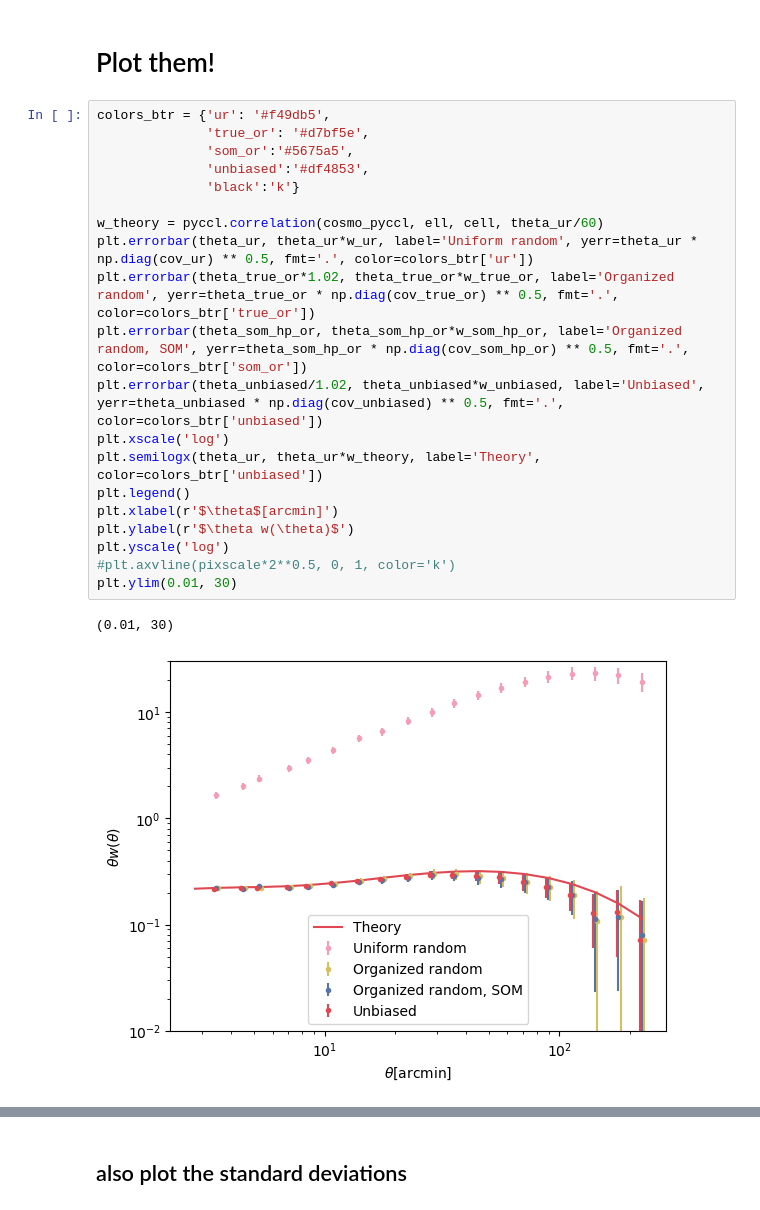
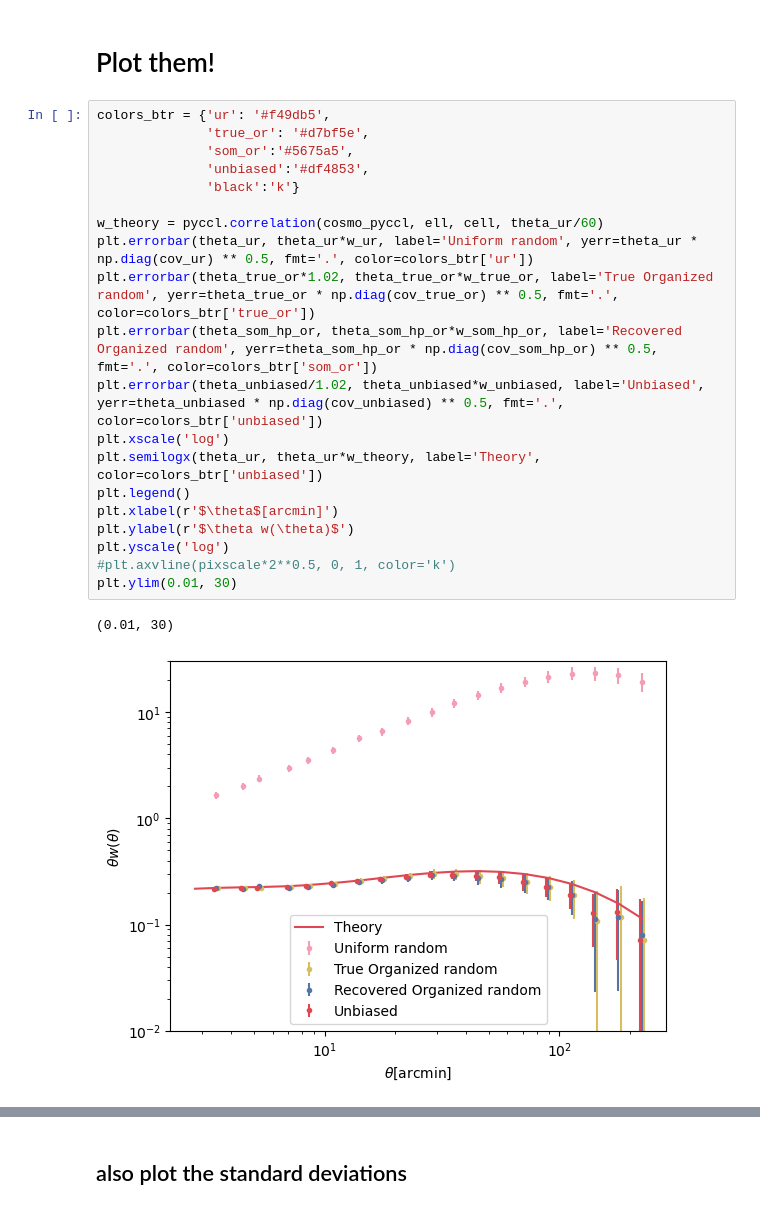
Before and after one commit to yanzastro/tiaogeng, a Jupyter notebook: code/notebooks/glass_validation_sample.ipynb, the cells around one changed output, grey strips where cells are left out. Saved outputs shown, nothing was run; the diff lists cells and outputs as text.

```diff
--- a/code/notebooks/glass_validation_sample.ipynb
+++ b/code/notebooks/glass_validation_sample.ipynb
@@ -455,25 +455,25 @@ w_theory = pyccl.correlation(cosmo_pyccl, ell, cell, theta_ur/60)
 # %%
 colors_btr = {'ur': '#f49db5',
               'true_or': '#d7bf5e',
               'som_or':'#5675a5',
               'unbiased':'#df4853',
               'black':'k'}
 
 w_theory = pyccl.correlation(cosmo_pyccl, ell, cell, theta_ur/60)
 plt.errorbar(theta_ur, theta_ur*w_ur, label='Uniform random', yerr=theta_ur * np.diag(cov_ur) ** 0.5, fmt='.', color=colors_btr['ur'])
-plt.errorbar(theta_true_or*1.02, theta_true_or*w_true_or, label='Organized random', yerr=theta_true_or * np.diag(cov_true_or) ** 0.5, fmt='.', color=colors_btr['true_or'])
-plt.errorbar(theta_som_hp_or, theta_som_hp_or*w_som_hp_or, label='Organized random, SOM', yerr=theta_som_hp_or * np.diag(cov_som_hp_or) ** 0.5, fmt='.', color=colors_btr['som_or'])
+plt.errorbar(theta_true_or*1.02, theta_true_or*w_true_or, label='True Organized random', yerr=theta_true_or * np.diag(cov_true_or) ** 0.5, fmt='.', color=colors_btr['true_or'])
+plt.errorbar(theta_som_hp_or, theta_som_hp_or*w_som_hp_or, label='Recovered Organized random', yerr=theta_som_hp_or * np.diag(cov_som_hp_or) ** 0.5, fmt='.', color=colors_btr['som_or'])
 plt.errorbar(theta_unbiased/1.02, theta_unbiased*w_unbiased, label='Unbiased', yerr=theta_unbiased * np.diag(cov_unbiased) ** 0.5, fmt='.', color=colors_btr['unbiased'])
 plt.xscale('log')
 plt.semilogx(theta_ur, theta_ur*w_theory, label='Theory', color=colors_btr['unbiased'])
 plt.legend()
 plt.xlabel(r'$\theta$[arcmin]')
 plt.ylabel(r'$\theta w(\theta)$')
 plt.yscale('log')
 #plt.axvline(pixscale*2**0.5, 0, 1, color='k')
 plt.ylim(0.01, 30)
 # %% [output]
 (0.01, 30)
-[figure, old version]
+[figure, new version]
 # %%
 w_theory = pyccl.correlation(cosmo_pyccl, ell, cell, theta_ur/60)
```
Also changed, not shown: parts of 2 cells of this notebook, 1 other file.
